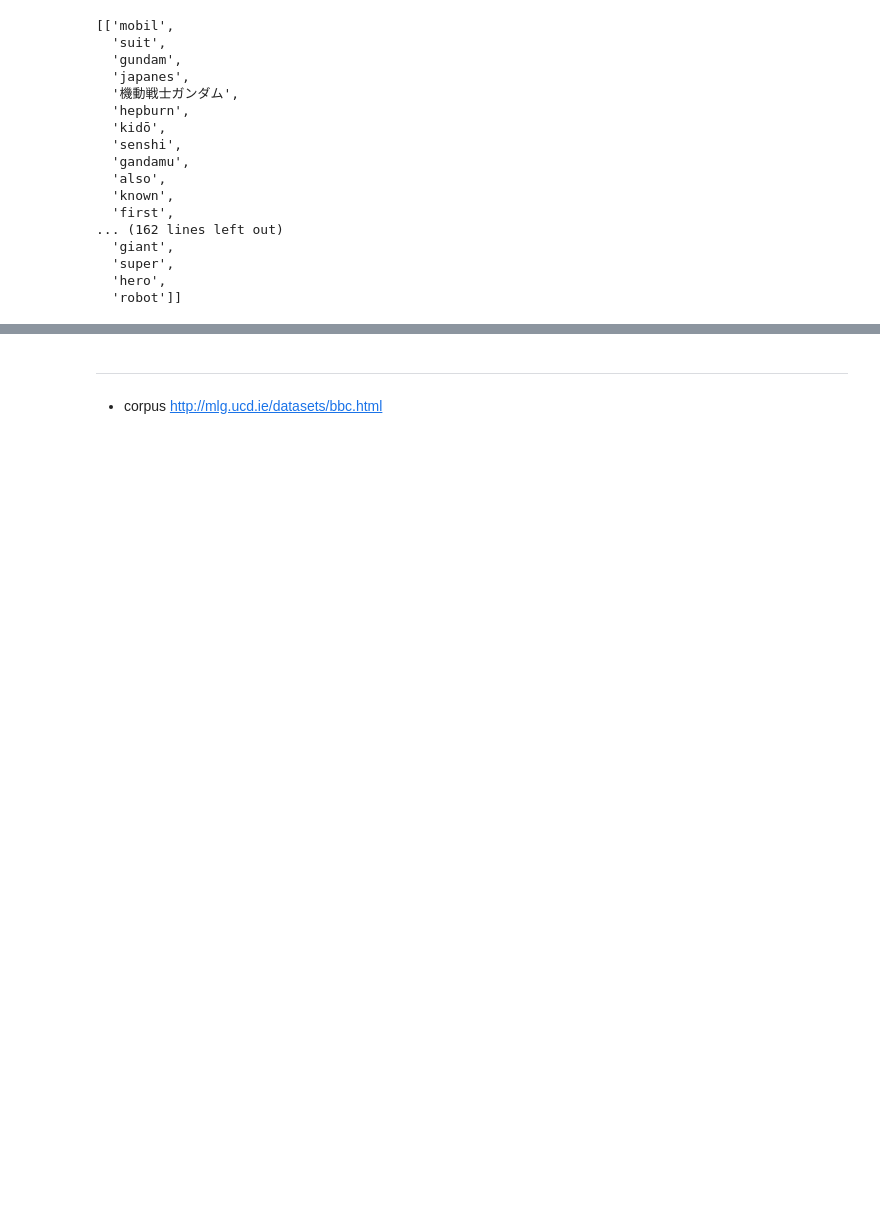
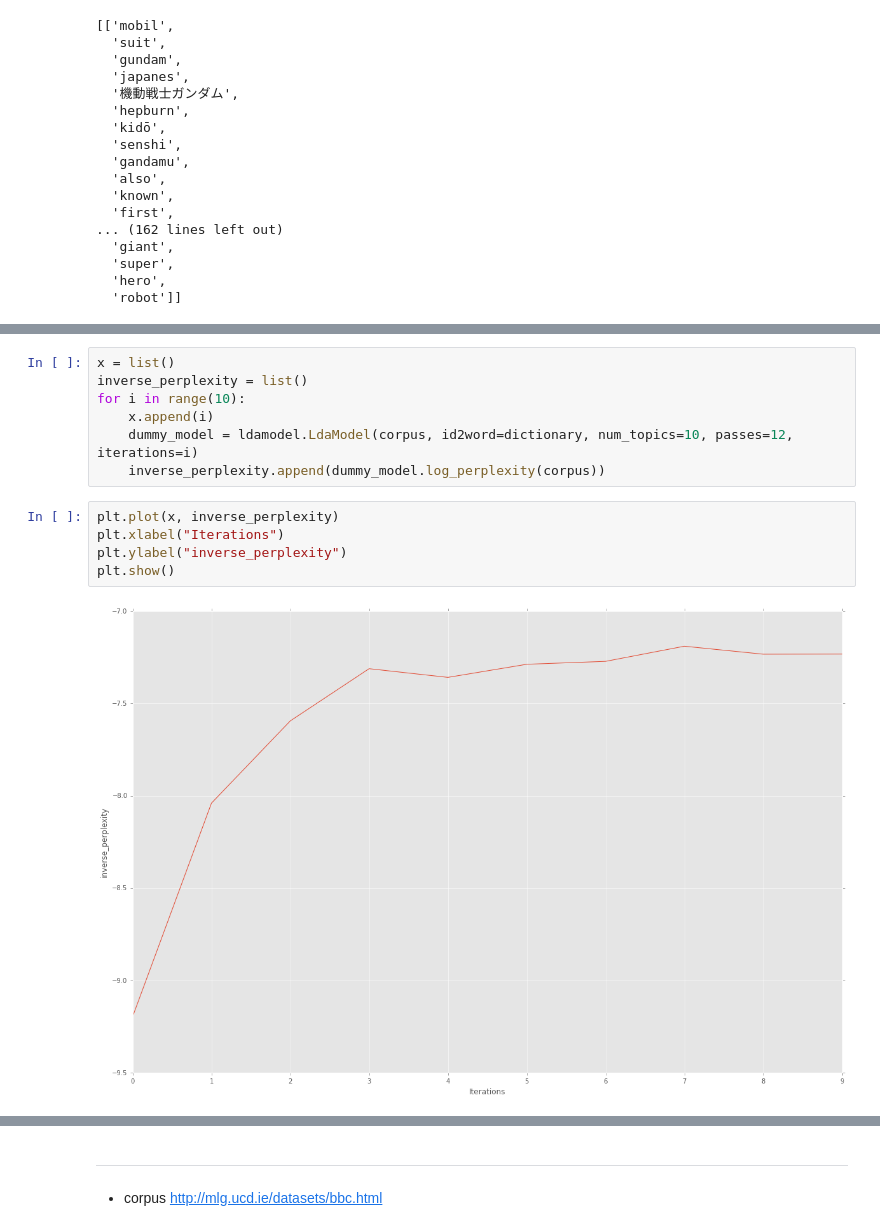
Before and after one commit to dav009/topictalk, a Jupyter notebook: Tutorial.ipynb, the cells around one changed output, grey strips where cells are left out. Cells and saved outputs as stored; diff of their text form; blank space fills up the shorter version.

Commit message:
adding logging & perplexity

```diff
--- a/Tutorial.ipynb
+++ b/Tutorial.ipynb
@@ -319,3 +334,17 @@ goodcm.get_coherence()
+# %%
+x = list()
+inverse_perplexity = list()
+for i in range(10):
+    x.append(i)
+    dummy_model = ldamodel.LdaModel(corpus, id2word=dictionary, num_topics=10, passes=12, iterations=i)
+    inverse_perplexity.append(dummy_model.log_perplexity(corpus))
+# %%
+plt.plot(x, inverse_perplexity)
+plt.xlabel("Iterations")
+plt.ylabel("inverse_perplexity")
+plt.show()
+# %% [output]
+[figure, added]
 # %%
 model.print_topics(10)
 # %% [output]
```
Also changed, not shown: parts of 8 cells of this notebook.
